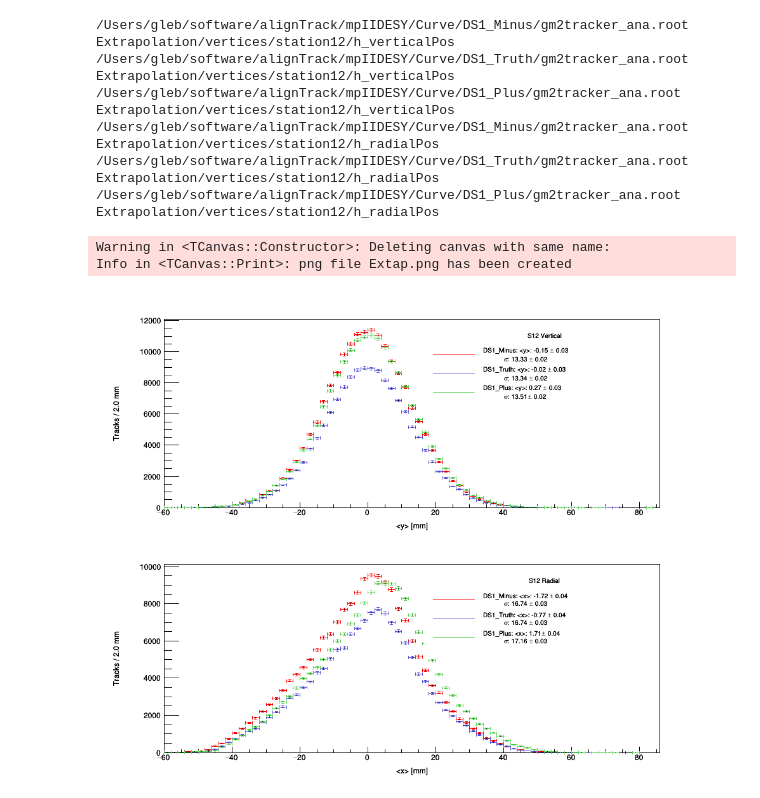
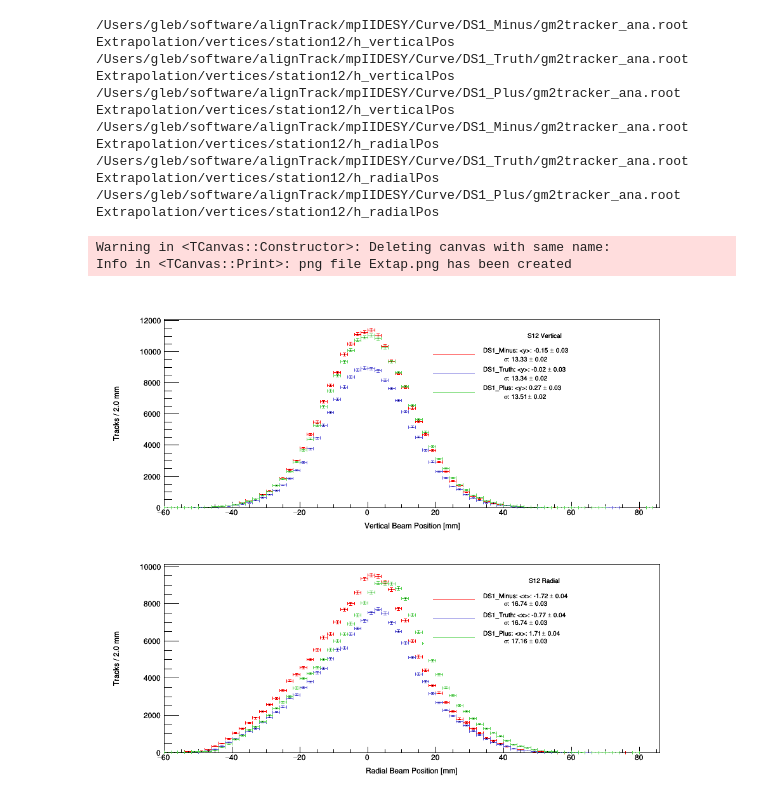
Before and after one commit to glukicov/alignTrack, a Jupyter notebook: mpIIDESY/Extrapolation_Sim.ipynb, the cells around one changed output. Saved outputs shown, nothing was run; the diff lists cells and outputs as text; code cells hidden in the pictures.

Commit message:
FoM Plots

```diff
--- a/mpIIDESY/Extrapolation_Sim.ipynb
+++ b/mpIIDESY/Extrapolation_Sim.ipynb
@@ -22,6 +22,7 @@ canvasTitle = ["Vertical", "Radial"]
 globalN=len(canvasTitle)
 plotName=["h_verticalPos", "h_radialPos"] # TH1
 results = ["<y>", "<x>"]
+xTitles= ["Vertical Beam Position", "Radial Beam Position"]
 
 #Legen labels (looped over i_state)
 legendName = states
@@ -71,7 +72,7 @@ for i_station in range(0, stationN):
 
             hist_1D.SetTitle("")
             hist_1D.GetYaxis().SetTitle("Tracks / "+str(binN)+" mm")
-            hist_1D.GetXaxis().SetTitle(results[i_global] +" [mm]")
+            hist_1D.GetXaxis().SetTitle(xTitles[i_global] +" [mm]")
             hist_1D.GetYaxis().SetTitleOffset(1.4)
             hist_1D.GetXaxis().SetTitleOffset(1.4);
             hist_1D.GetYaxis().CenterTitle()
@@ -103,31 +104,31 @@ for i_station in range(0, stationN):
             legend.Draw("same")
 
 
         #Do some final massaging per pad
         legend.SetHeader("S"+str(stations[i_station])+" "+canvasTitle[i_global], "C"); # option "C" allows to center the header
         legendArray.append(legend)
         meanArray=[]
         gStyle.SetOptStat(0)
         gStyle.SetOptFit(0)
         gStyle.SetLegendBorderSize(0)
         gStyle.SetLegendTextSize(0.15)
         i_plot+=1
 
 canvas.Draw()
 canvas.Print("Extap.png")
 # %% [output]
 /Users/gleb/software/alignTrack/mpIIDESY/Curve/DS1_Minus/gm2tracker_ana.root
 Extrapolation/vertices/station12/h_verticalPos
 /Users/gleb/software/alignTrack/mpIIDESY/Curve/DS1_Truth/gm2tracker_ana.root
 Extrapolation/vertices/station12/h_verticalPos
 /Users/gleb/software/alignTrack/mpIIDESY/Curve/DS1_Plus/gm2tracker_ana.root
 Extrapolation/vertices/station12/h_verticalPos
 /Users/gleb/software/alignTrack/mpIIDESY/Curve/DS1_Minus/gm2tracker_ana.root
 Extrapolation/vertices/station12/h_radialPos
 /Users/gleb/software/alignTrack/mpIIDESY/Curve/DS1_Truth/gm2tracker_ana.root
 Extrapolation/vertices/station12/h_radialPos
 /Users/gleb/software/alignTrack/mpIIDESY/Curve/DS1_Plus/gm2tracker_ana.root
 Extrapolation/vertices/station12/h_radialPos
 Warning in <TCanvas::Constructor>: Deleting canvas with same name:
 Info in <TCanvas::Print>: png file Extap.png has been created
-[figure, old version]
+[figure, new version]
```
Also changed, not shown: 4 other files.
